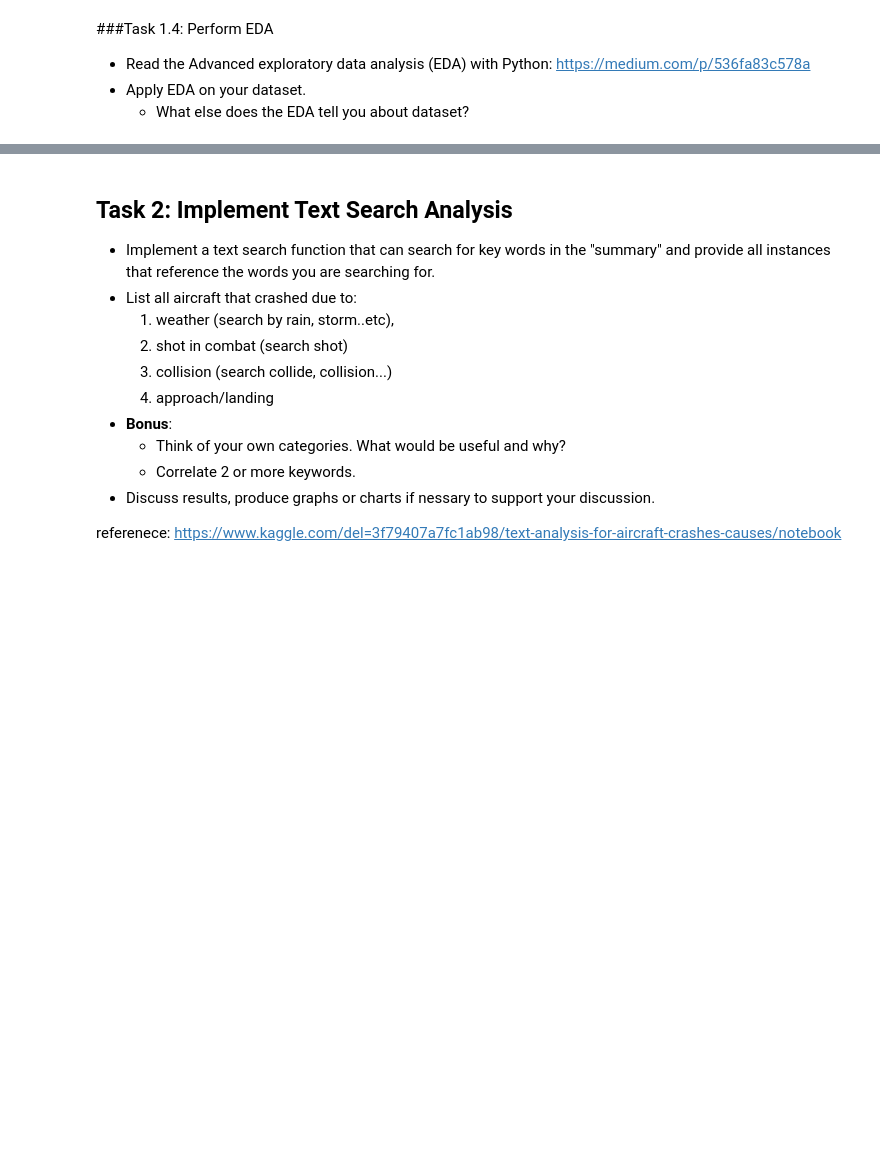
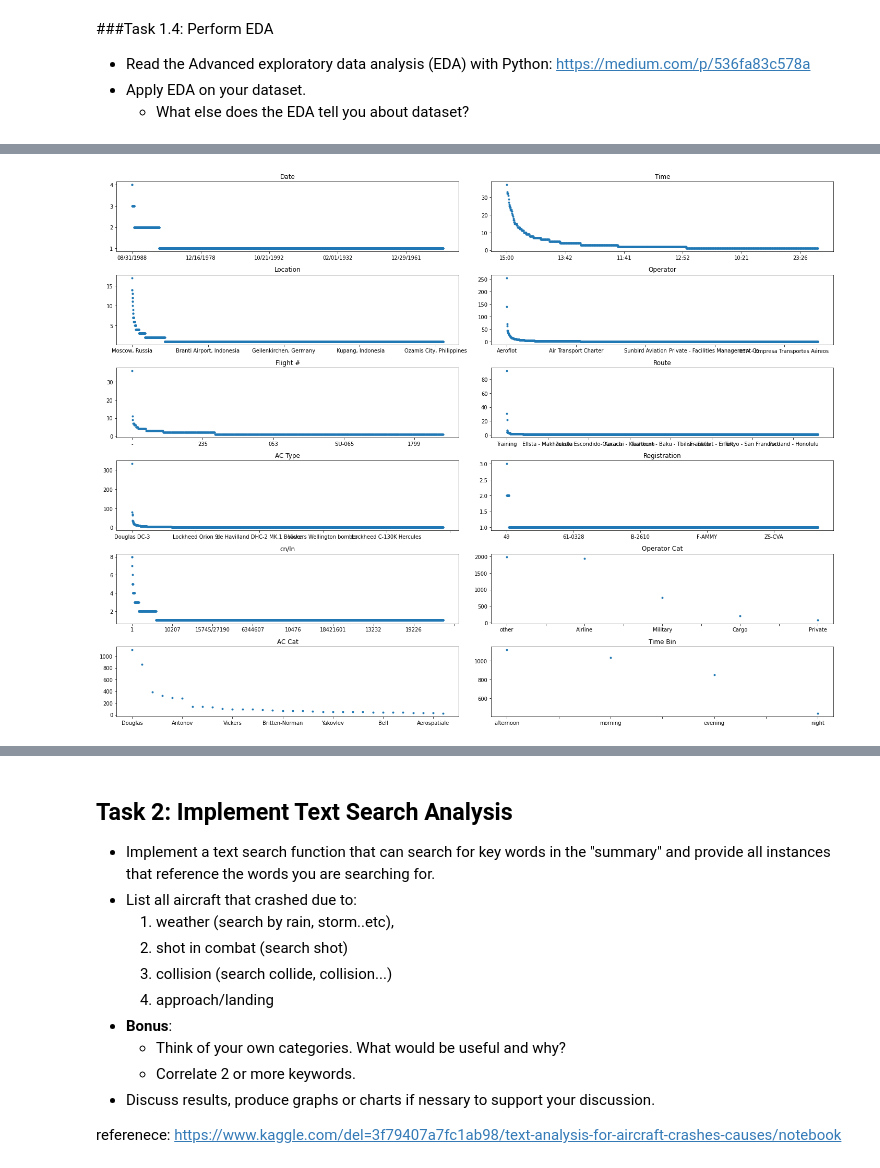
Before and after one commit to women-in-ai-ireland/May-2022-WaiXCollins-Airplane-Crash-Investigation, a Jupyter notebook: WAI_Crash_Investigation_PEDRAM.ipynb, the cells around one changed output, grey strips where cells are left out. Cells and saved outputs as stored; diff of their text form; code cells hidden in the pictures; blank space fills up the shorter version.

```diff
--- a/WAI_Crash_Investigation_PEDRAM.ipynb
+++ b/WAI_Crash_Investigation_PEDRAM.ipynb
@@ -226,0 +277,10 @@ plt.show()
+# %%
+# Investigating non numeric features
+# Create figure object with 12 subplots
+fig, axes = plt.subplots(ncols=2, nrows=6, figsize=(20, 15))
+df_non_numerical = df.select_dtypes(exclude="number").drop(columns="Summary")
+for col, ax in zip(df_non_numerical.columns, axes.ravel()):
+    df_non_numerical[col].value_counts().plot(title=col, lw=0, marker=".", ax=ax)
+plt.tight_layout();
+# %% [output]
+[figure, added]
```
Also changed, not shown: parts of 9 cells of this notebook.
